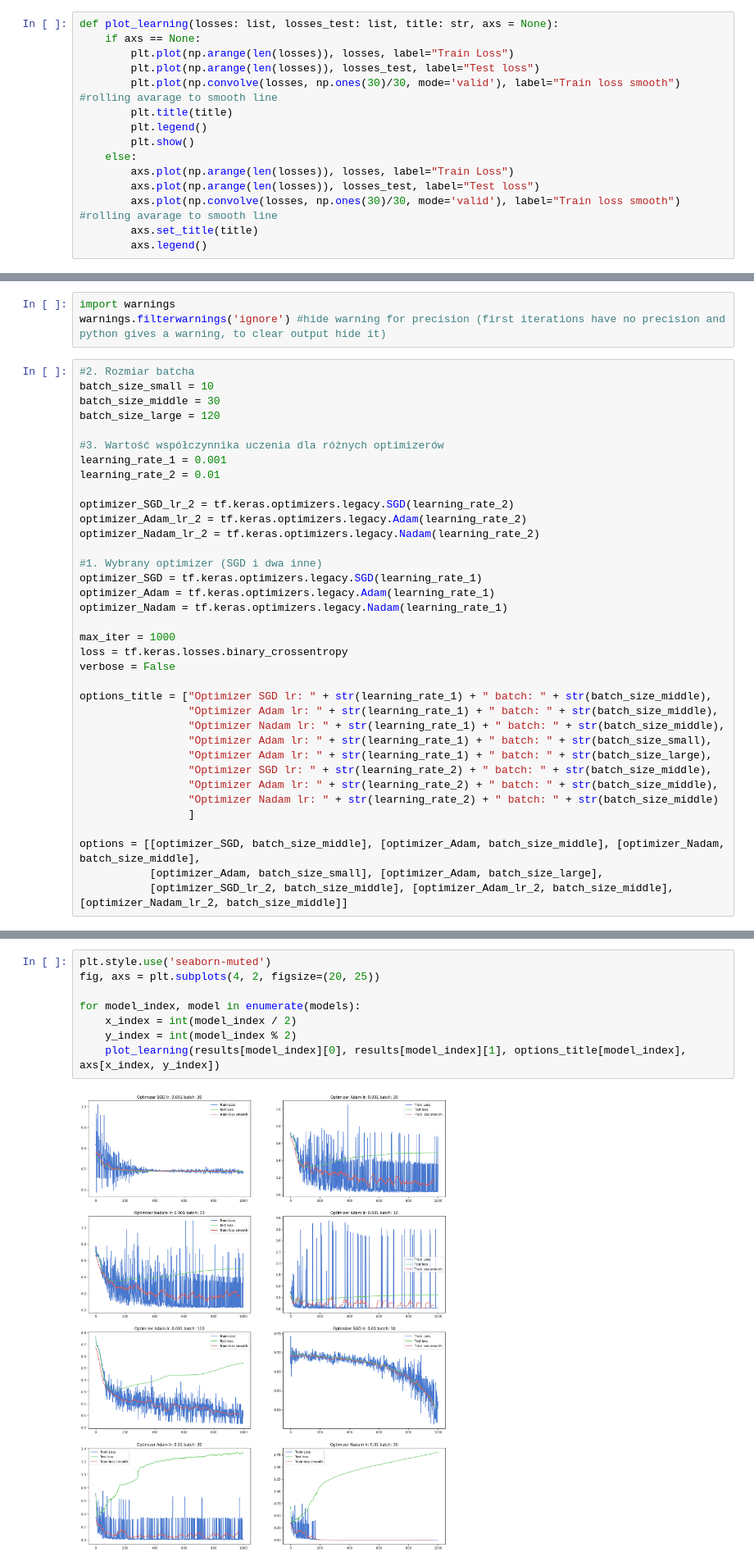
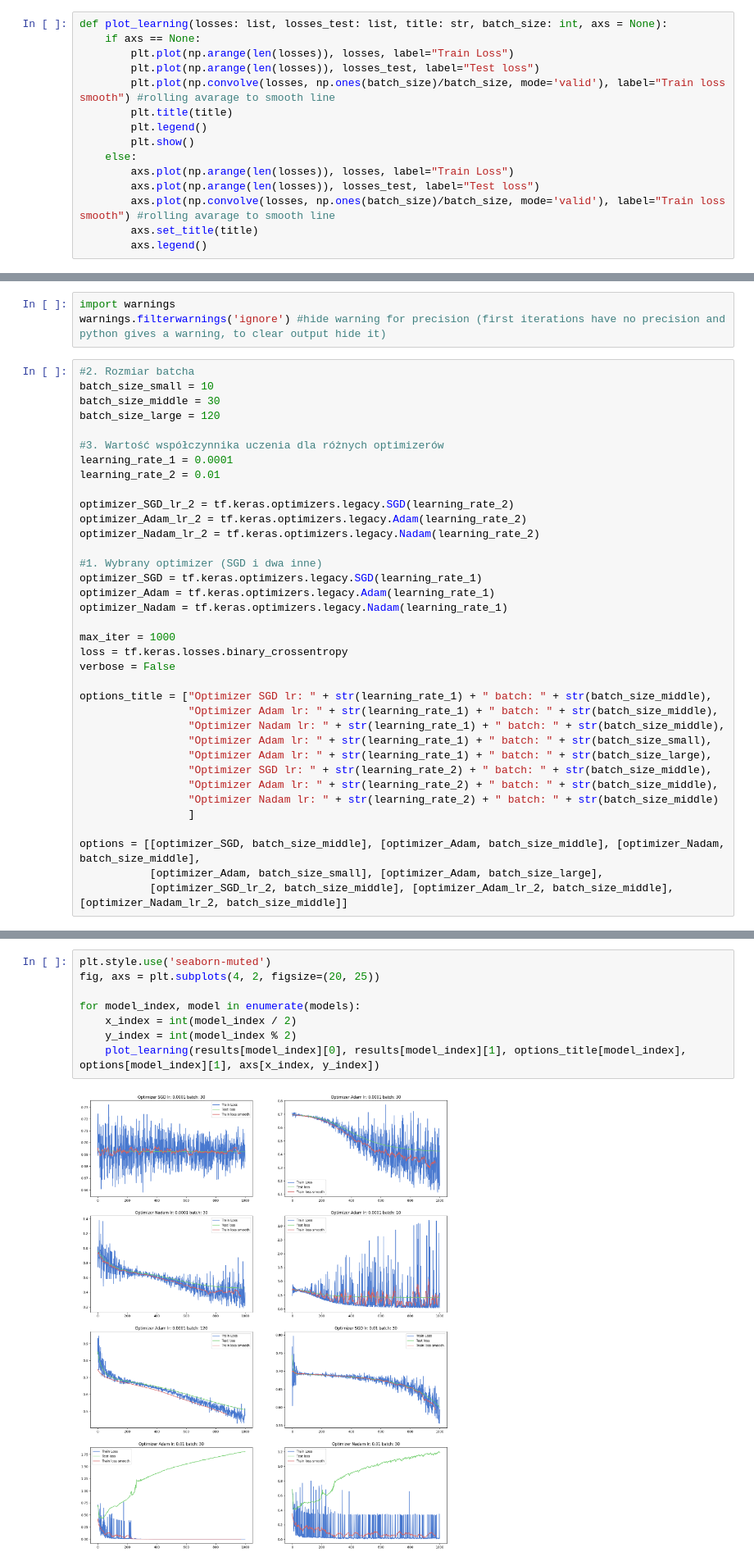
Before and after one commit to SzymonSawczuk/neural-networks, a Jupyter notebook: lab4/Ćwiczenie_4_Szymon_Sawczuk_260287.ipynb, the cells around one changed output, grey strips where cells are left out. Shown at 82% size. Saved outputs shown, nothing was run; the diff lists cells and outputs as text.

```diff
--- a/lab4/Ćwiczenie_4_Szymon_Sawczuk_260287.ipynb
+++ b/lab4/Ćwiczenie_4_Szymon_Sawczuk_260287.ipynb
@@ -243,18 +243,18 @@ def train_model(model, x_train: np.ndarray, y_train: np.ndarray, x_test: np.ndar
     print("Recall: ", recalls[-1])
     return losses, losses_test, accuracy, f_score, recalls
 # %%
-def plot_learning(losses: list, losses_test: list, title: str, axs = None):
+def plot_learning(losses: list, losses_test: list, title: str, batch_size: int, axs = None):
     if axs == None:
         plt.plot(np.arange(len(losses)), losses, label="Train Loss")
         plt.plot(np.arange(len(losses)), losses_test, label="Test loss")
-        plt.plot(np.convolve(losses, np.ones(30)/30, mode='valid'), label="Train loss smooth") #rolling avarage to smooth line
+        plt.plot(np.convolve(losses, np.ones(batch_size)/batch_size, mode='valid'), label="Train loss smooth") #rolling avarage to smooth line
         plt.title(title)
         plt.legend()
         plt.show()
     else:
         axs.plot(np.arange(len(losses)), losses, label="Train Loss")
         axs.plot(np.arange(len(losses)), losses_test, label="Test loss")
-        axs.plot(np.convolve(losses, np.ones(30)/30, mode='valid'), label="Train loss smooth") #rolling avarage to smooth line
+        axs.plot(np.convolve(losses, np.ones(batch_size)/batch_size, mode='valid'), label="Train loss smooth") #rolling avarage to smooth line
         axs.set_title(title)
         axs.legend()
 # %% [markdown]
@@ -275,7 +275,7 @@ batch_size_middle = 30
 batch_size_large = 120
 
 #3. Wartość współczynnika uczenia dla różnych optimizerów
-learning_rate_1 = 0.001
+learning_rate_1 = 0.0001
 learning_rate_2 = 0.01
 
 optimizer_SGD_lr_2 = tf.keras.optimizers.legacy.SGD(learning_rate_2)
@@ -349,10 +334,10 @@ Recall:  0.7906976744186046
 # %%
 plt.style.use('seaborn-muted')
 fig, axs = plt.subplots(4, 2, figsize=(20, 25))
 
 for model_index, model in enumerate(models):
     x_index = int(model_index / 2)
     y_index = int(model_index % 2)
-    plot_learning(results[model_index][0], results[model_index][1], options_title[model_index], axs[x_index, y_index])
+    plot_learning(results[model_index][0], results[model_index][1], options_title[model_index], options[model_index][1], axs[x_index, y_index])
 # %% [output]
-[figure, old version]
+[figure, new version]
```
Also changed, not shown: parts of 4 cells of this notebook, 2 other files.
